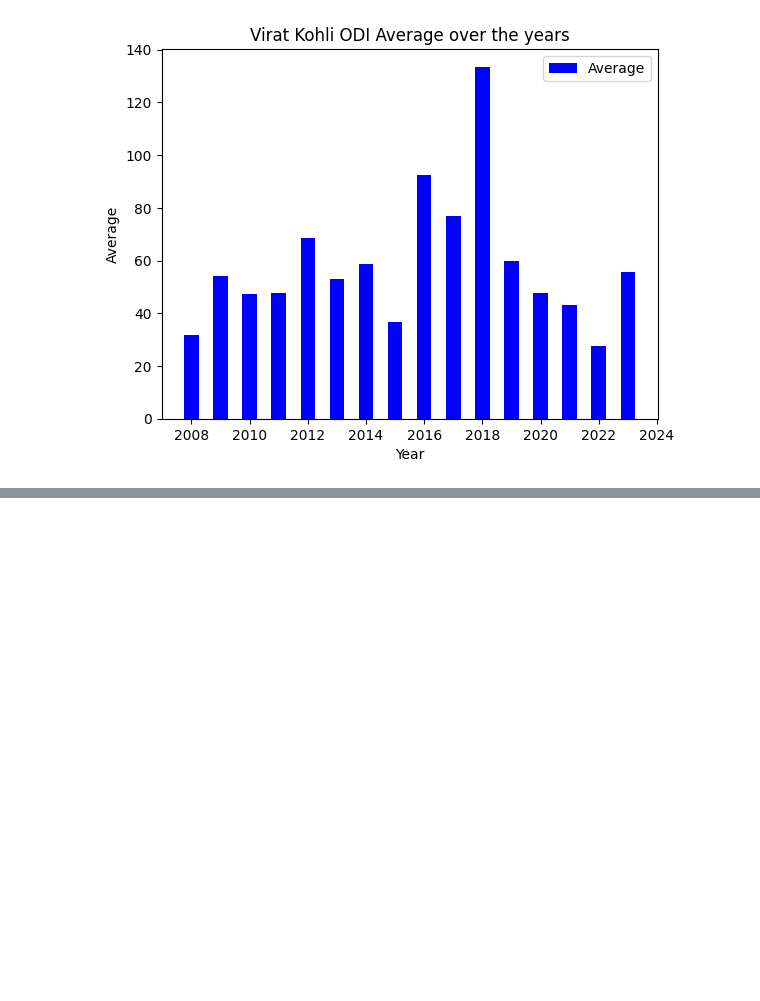
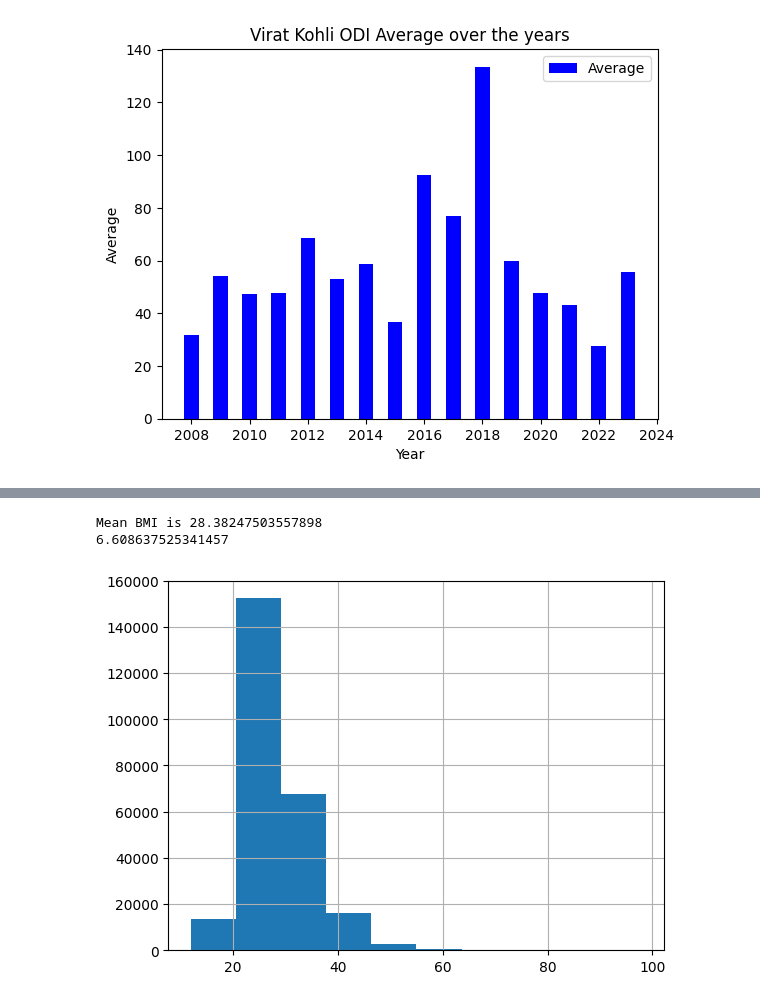
Before and after one commit to harshsinha-12/GoogleCollabTutorial, a Jupyter notebook: PlottingGraph.ipynb, the cells around one changed output, grey strips where cells are left out. Drawn from its saved outputs; the diff is of its cells as text; code cells hidden in the pictures; blank space fills up the shorter version.

```diff
--- a/PlottingGraph.ipynb
+++ b/PlottingGraph.ipynb
@@ -149,0 +179,5 @@ plt.show()
+# %%
+import pandas as pd
+
+df = pd.read_csv('/content/drive/MyDrive/Data Sets for Data Visualisation/heart_disease_health_indicators.csv')
+print(df)
@@ -149,0 +202,13 @@ plt.show()
+# %%
+mean = df['BMI'].mean()
+print("Mean BMI is",mean)
+
+sdv = df['BMI'].std()
+print(sdv)
+
+# import numpy as np
+hist = df['BMI'].hist(bins = 10)
+# %% [output]
+Mean BMI is 28.38247503557898
+6.608637525341457
+[figure, added]
```
Also changed, not shown: parts of 8 cells of this notebook.
